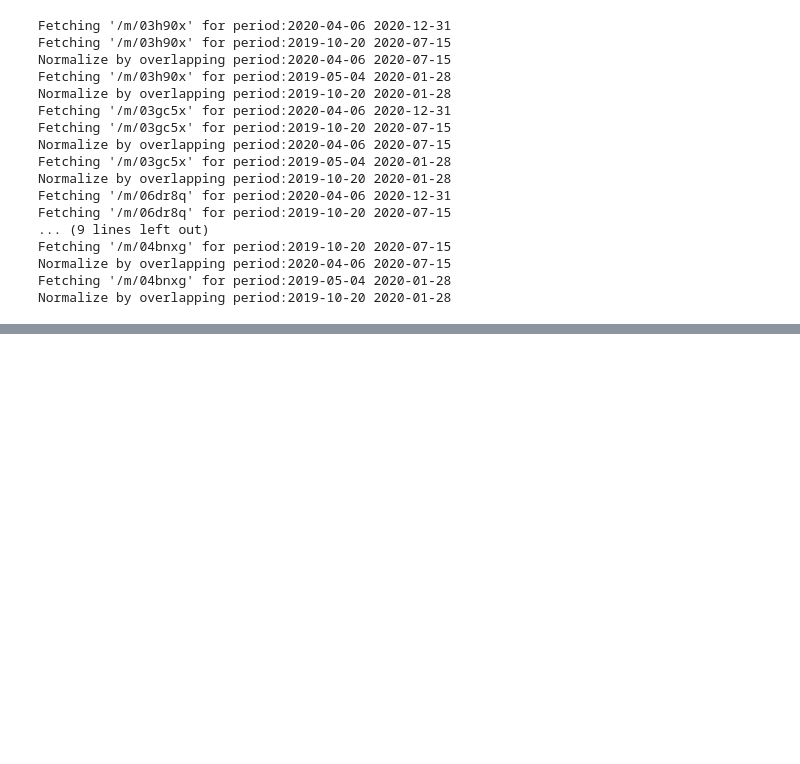
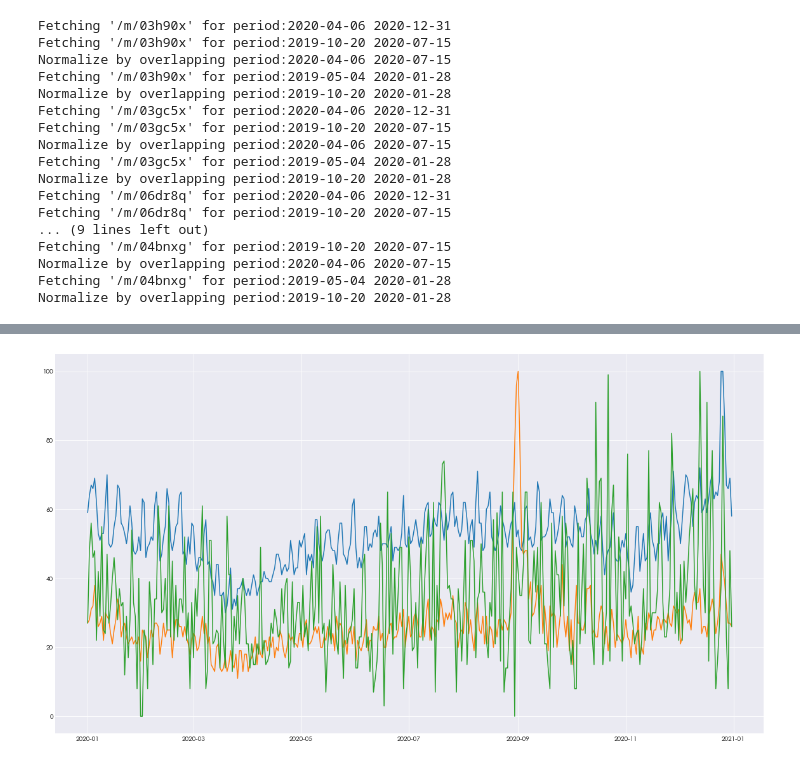
Before and after one commit to Julielebousse/luxury_brand_trends, a Jupyter notebook: Daily trend vs Stock market listing.ipynb, the cells around one changed output, grey strips where cells are left out. Saved outputs shown, nothing was run; the diff lists cells and outputs as text; code cells hidden in the pictures; blank space fills up the shorter version.

```diff
--- a/Daily trend vs Stock market listing.ipynb
+++ b/Daily trend vs Stock market listing.ipynb
@@ -206,0 +256,8 @@ plt.scatter(df_hermes['trend_data'],df_hermes['value'])
+# %%
+plt.plot(df_brands_data['date'], df_brands_data['Louis Vuitton'])
+plt.plot(df_brands_data['date'], df_brands_data['Gucci'])
+plt.plot(df_brands_data['date'], df_brands_data['Hermes'])
+plt.rcParams["figure.figsize"] = (11, 11)
+plt.show()
+# %% [output]
+[figure, added]
```
Also changed, not shown: parts of 26 cells of this notebook.
